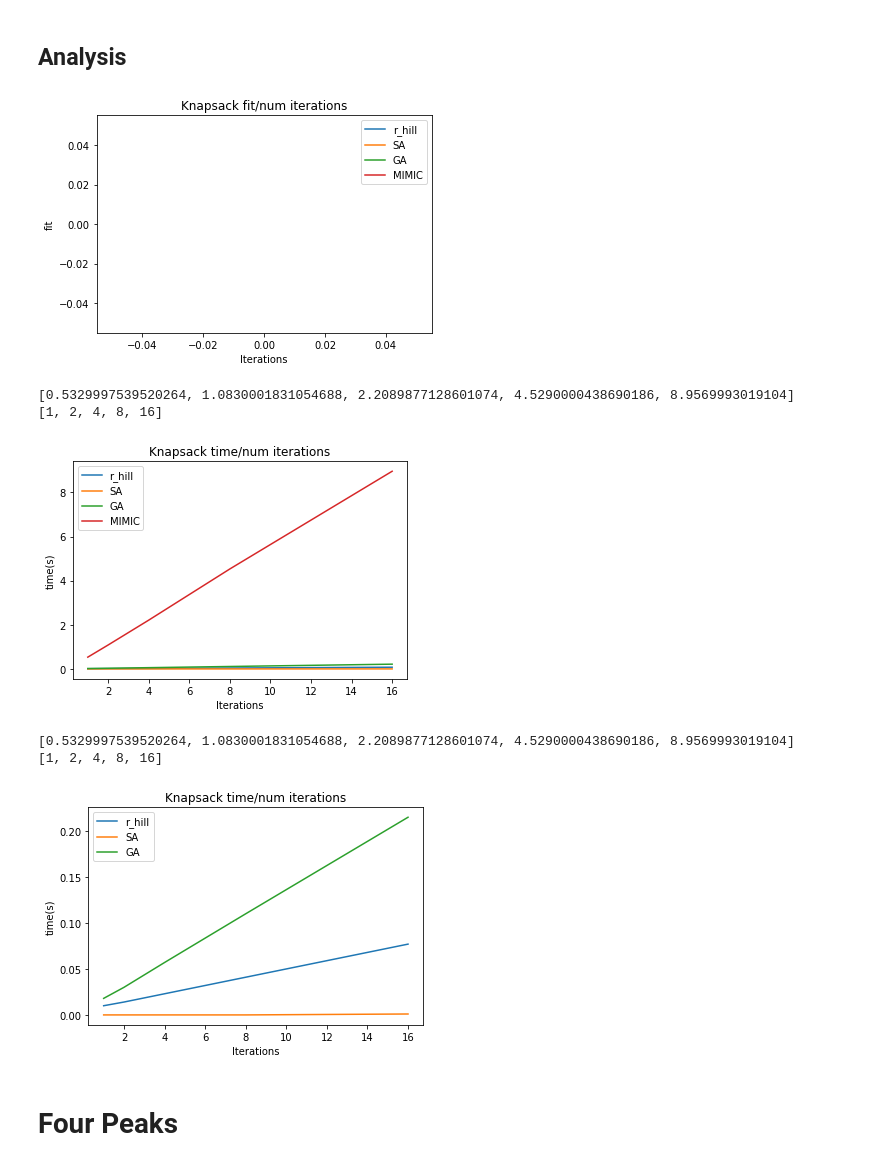
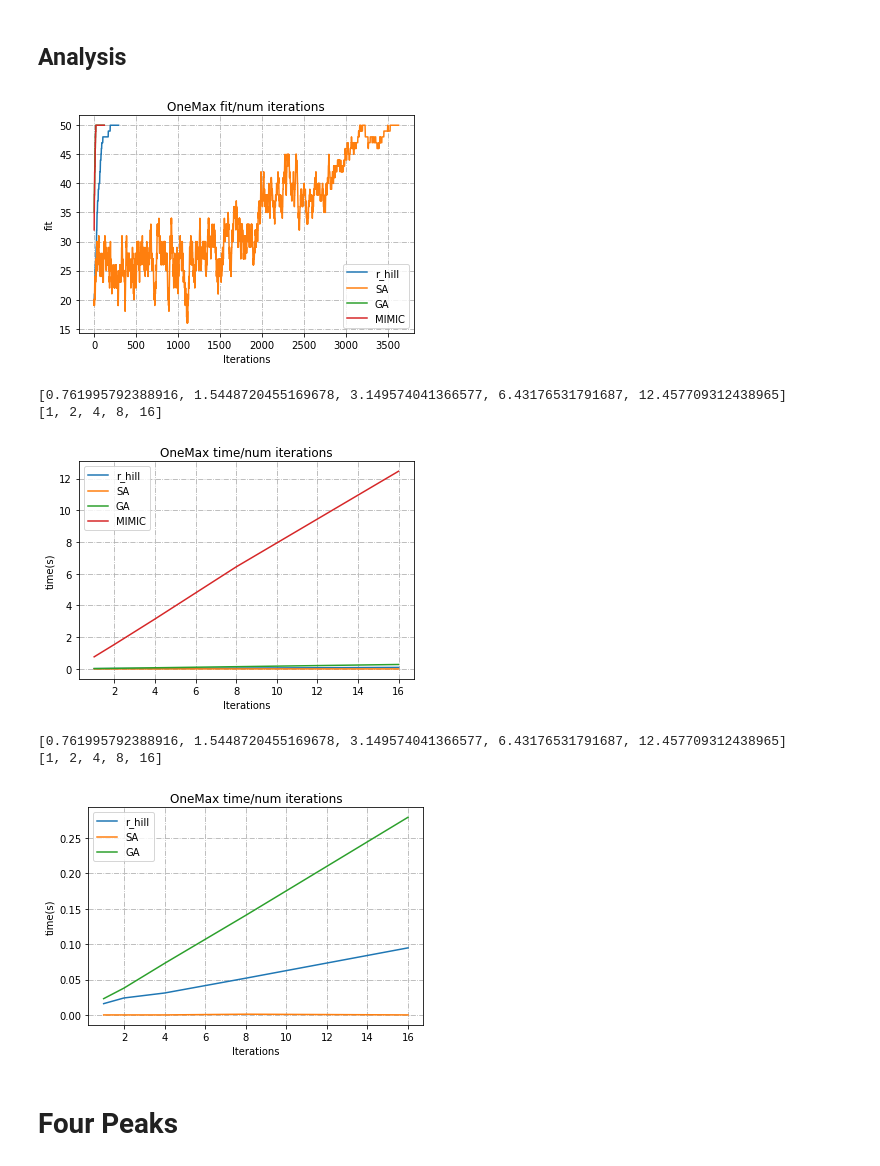
Before and after one commit to jfuerst92/Brigandine, a Jupyter notebook: analysis.ipynb, the cells around one changed output. Drawn from its saved outputs; the diff is of its cells as text; code cells hidden in the pictures.

```diff
--- a/analysis.ipynb
+++ b/analysis.ipynb
@@ -19,6 +20,13 @@ def knapsack_generator(length):
         values = random.sample(range(1, length+1), length)
         weights = random.sample(range(1, length+1), length)
     return values, weights
+
+def fit_iteration_test(problem, iters, algorithm, args, plot=False, alg_name="", prob_name=""):
+    args['max_iters'] = iters
+    args['max_attempts'] = iters
+    if iters == np.inf:
+        args['max_attempts'] = 100
+    return algorithm(**args)
 
 def fit_iteration_test(problem, iters, algorithm, args, plot=False, alg_name="", prob_name=""):
     args['max_iters'] = iters
@@ -120,6 +128,7 @@ mimic_args = {
     'keep_pct': 0.3,
     'max_attempts': 10,
     'max_iters': 10000,
+    'fast_mimic': True
 }
 # %%
 times_per_iterations = {
@@ -186,7 +195,7 @@ r_hill_args['restarts'] = arg_val
 #max_iter_range = [1, 2, 4, 8, 16, 32, 64, 128, 256]
 #arg_val, best_fit = test_param('max_iters', max_iter_range, problem, mlrose.random_hill_climb, r_hill_args, plot=True, alg_name="r_hill", prob_name="OneMax")
 
-r_hill_args['max_iters'] = arg_val
+#r_hill_args['max_iters'] = arg_val
 best_r_hill_fit = best_fit
 
 #Simulated annealing
@@ -198,14 +207,14 @@ arg_val, best_fit = test_param('decay', decay_range, problem, mlrose.simulated_a
 #max_iter_range = [1, 2, 4, 8, 16, 32, 64, 128, 256, 512, 1024, 2048, 4096, 8192]
 #arg_val, best_fit = test_param('max_iters', max_iter_range, problem, mlrose.simulated_annealing, sa_args, plot=True, alg_name="SA", prob_name="OneMax")
 
-sa_args['max_iters'] = arg_val
+#sa_args['max_iters'] = arg_val
 best_SA_fit = best_fit
 # genetic algorithm
 
 #max_iter_range = [1, 2, 4, 8, 16, 32, 64]#, 128, 256, 512, 1024, 2048, 4096, 8192]
 #arg_val, best_fit = test_param('max_iters', max_iter_range, problem, mlrose.genetic_alg, ga_args, plot=True, alg_name="GA", prob_name="OneMax")
 
-ga_args['max_iters'] = arg_val
+#ga_args['max_iters'] = arg_val
 
 pop_size_range = [256, 512, 1024, 2048]
 arg_val, best_fit = test_param('pop_size', pop_size_range, problem, mlrose.genetic_alg, ga_args, plot=True, alg_name="GA", prob_name="OneMax")
@@ -305,15 +315,16 @@ fit_per_iterations['OneMax']['MIMIC'] = curve
 # %%
 plt.plot(fit_per_iterations['OneMax']['r_hill'], label="r_hill")
 plt.plot(fit_per_iterations['OneMax']['SA'], label="SA")
 plt.plot(fit_per_iterations['OneMax']['GA'], label="GA")
 plt.plot(fit_per_iterations['OneMax']['MIMIC'], label="MIMIC")
 plt.xlabel ('Iterations')
 plt.ylabel ('fit')
 plt.legend()
-plt.title ('Knapsack fit/num iterations')
+plt.title ('OneMax fit/num iterations')
+plt.grid(True, linestyle='-.')
 plt.show()
 # %% [output]
-[figure, old version]
+[figure, new version]
 # %%
 print(times_per_iterations['OneMax']['MIMIC'])
 print(max_iter_range)
@@ -325,6 +336,7 @@ plt.xlabel ('Iterations')
 plt.ylabel ('time(s)')
 plt.legend()
 plt.title ('OneMax time/num iterations')
+plt.grid(True, linestyle='-.')
 plt.show()
 print(times_per_iterations['OneMax']['MIMIC'])
 print(max_iter_range)
@@ -335,15 +347,16 @@ plt.plot(max_iter_range, times_per_iterations['OneMax']['GA'], label="GA")
 plt.xlabel ('Iterations')
 plt.ylabel ('time(s)')
 plt.legend()
+plt.grid(True, linestyle='-.')
 plt.title ('OneMax time/num iterations')
 plt.show()
 # %% [output]
-[0.5329997539520264, 1.0830001831054688, 2.2089877128601074, 4.5290000438690186, 8.9569993019104]
+[0.761995792388916, 1.5448720455169678, 3.149574041366577, 6.43176531791687, 12.457709312438965]
 [1, 2, 4, 8, 16]
-[figure, old version]
+[figure, new version]
-[0.5329997539520264, 1.0830001831054688, 2.2089877128601074, 4.5290000438690186, 8.9569993019104]
+[0.761995792388916, 1.5448720455169678, 3.149574041366577, 6.43176531791687, 12.457709312438965]
 [1, 2, 4, 8, 16]
-[figure, old version]
+[figure, new version]
 # %% [markdown]
 # Four Peaks
 # %%
```
Also changed, not shown: parts of 8 cells of this notebook, 2 other files.
